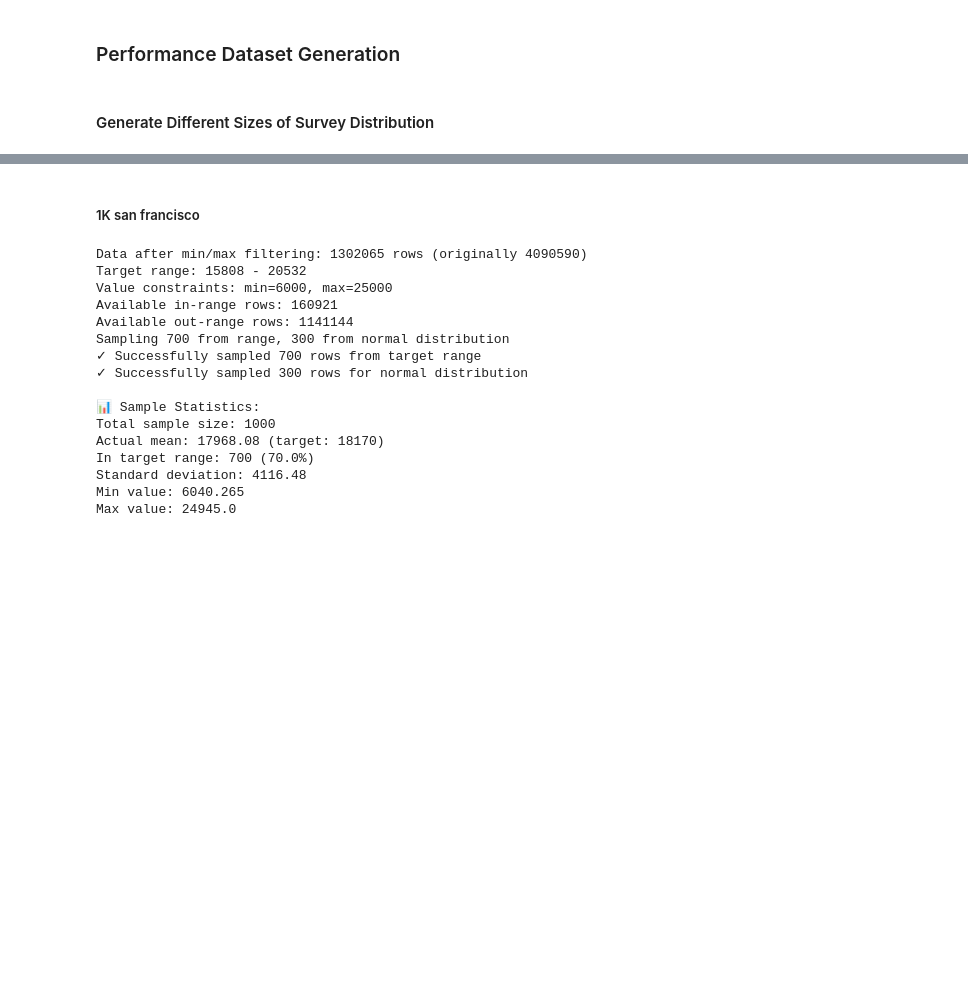
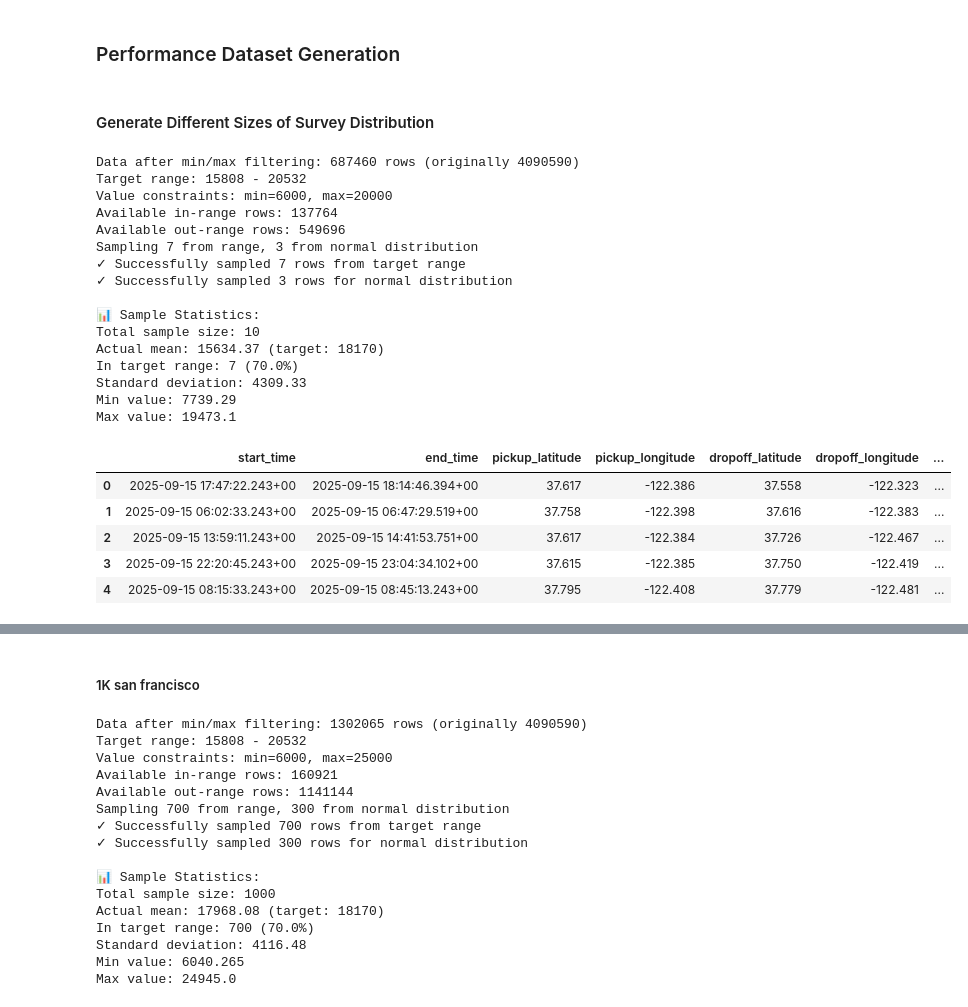
Before and after one commit to carpooling-egy/matching-engine, a Jupyter notebook: testing/datasets.ipynb, the cells around one changed output, grey strips where cells are left out. Drawn from its saved outputs; the diff is of its cells as text; code cells hidden in the pictures; blank space fills up the shorter version.

```diff
--- a/testing/datasets.ipynb
+++ b/testing/datasets.ipynb
@@ -1936,3 +1936,36 @@ def create_multiple_datasets(file_path, dataset_count=3, rows_per_dataset=None):
 ### Performance Dataset Generation
 # %% [markdown]
 #### Generate Different Sizes of Survey Distribution
+# %%
+sample_sf_10 = create_targeted_sample(dataset_sf, "trip_distance_meters",
+                       sample_size=10,
+                       target_range_pct=0.7,
+                       range_tolerance=0.13,
+                       max_value=20000
+                       )
+sample_sf_10 = normalize_sample_dates(sample_sf_10)
+
+sample_sf_10.head()
+# %% [output]
+Data after min/max filtering: 687460 rows (originally 4090590)
+Target range: 15808 - 20532
+Value constraints: min=6000, max=20000
+Available in-range rows: 137764
+Available out-range rows: 549696
+Sampling 7 from range, 3 from normal distribution
+✓ Successfully sampled 7 rows from target range
+✓ Successfully sampled 3 rows for normal distribution
+
+📊 Sample Statistics:
+Total sample size: 10
+Actual mean: 15634.37 (target: 18170)
+In target range: 7 (70.0%)
+Standard deviation: 4309.33
+Min value: 7739.29
+Max value: 19473.1
+|  | start_time | end_time | pickup_latitude | pickup_longitude | dropoff_latitude | dropoff_longitude | ... |
+| 0 | 2025-09-15 17:47:22.243+00 | 2025-09-15 18:14:46.394+00 | 37.617 | -122.386 | 37.558 | -122.323 | ... |
+| 1 | 2025-09-15 06:02:33.243+00 | 2025-09-15 06:47:29.519+00 | 37.758 | -122.398 | 37.616 | -122.383 | ... |
+| 2 | 2025-09-15 13:59:11.243+00 | 2025-09-15 14:41:53.751+00 | 37.617 | -122.384 | 37.726 | -122.467 | ... |
+| 3 | 2025-09-15 22:20:45.243+00 | 2025-09-15 23:04:34.102+00 | 37.615 | -122.385 | 37.750 | -122.419 | ... |
+| 4 | 2025-09-15 08:15:33.243+00 | 2025-09-15 08:45:13.243+00 | 37.795 | -122.408 | 37.779 | -122.481 | ... |
```
Also changed, not shown: parts of 11 cells of this notebook.
